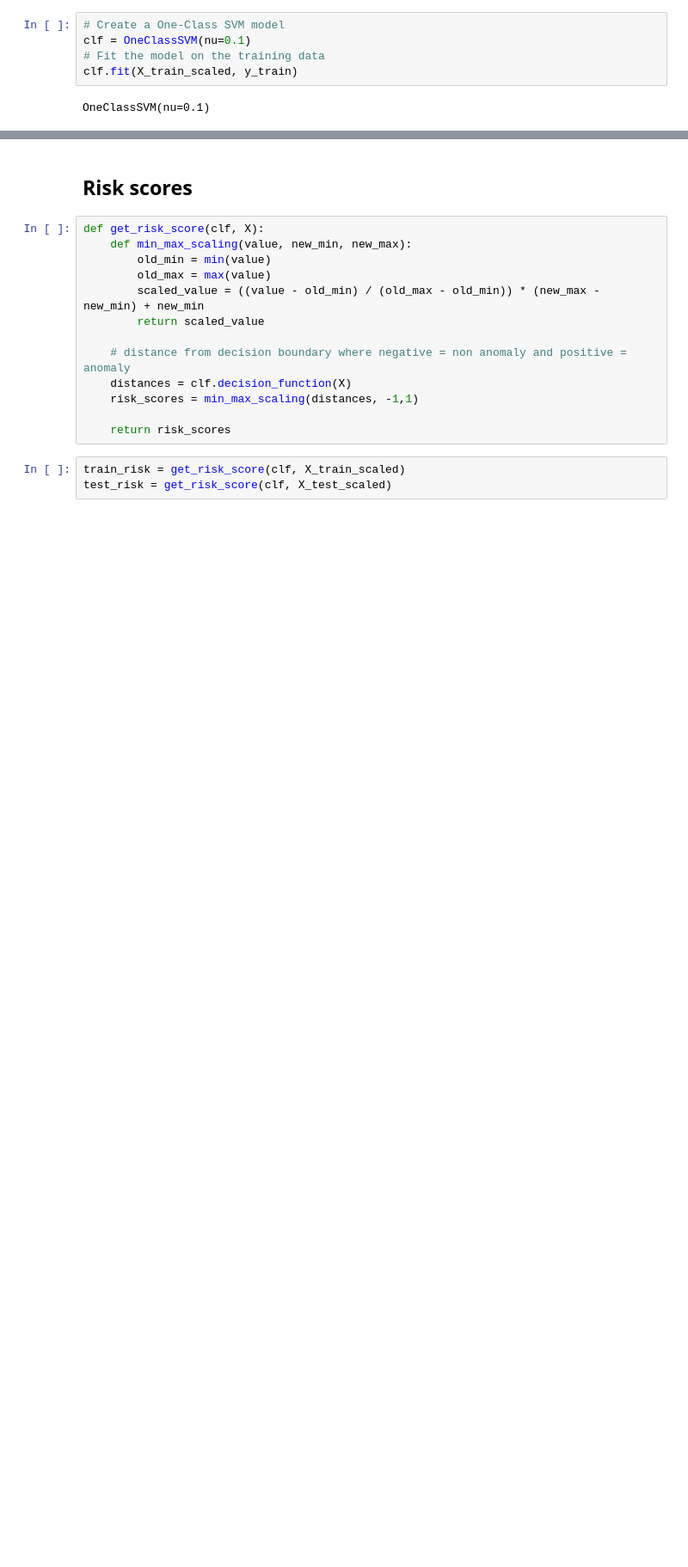
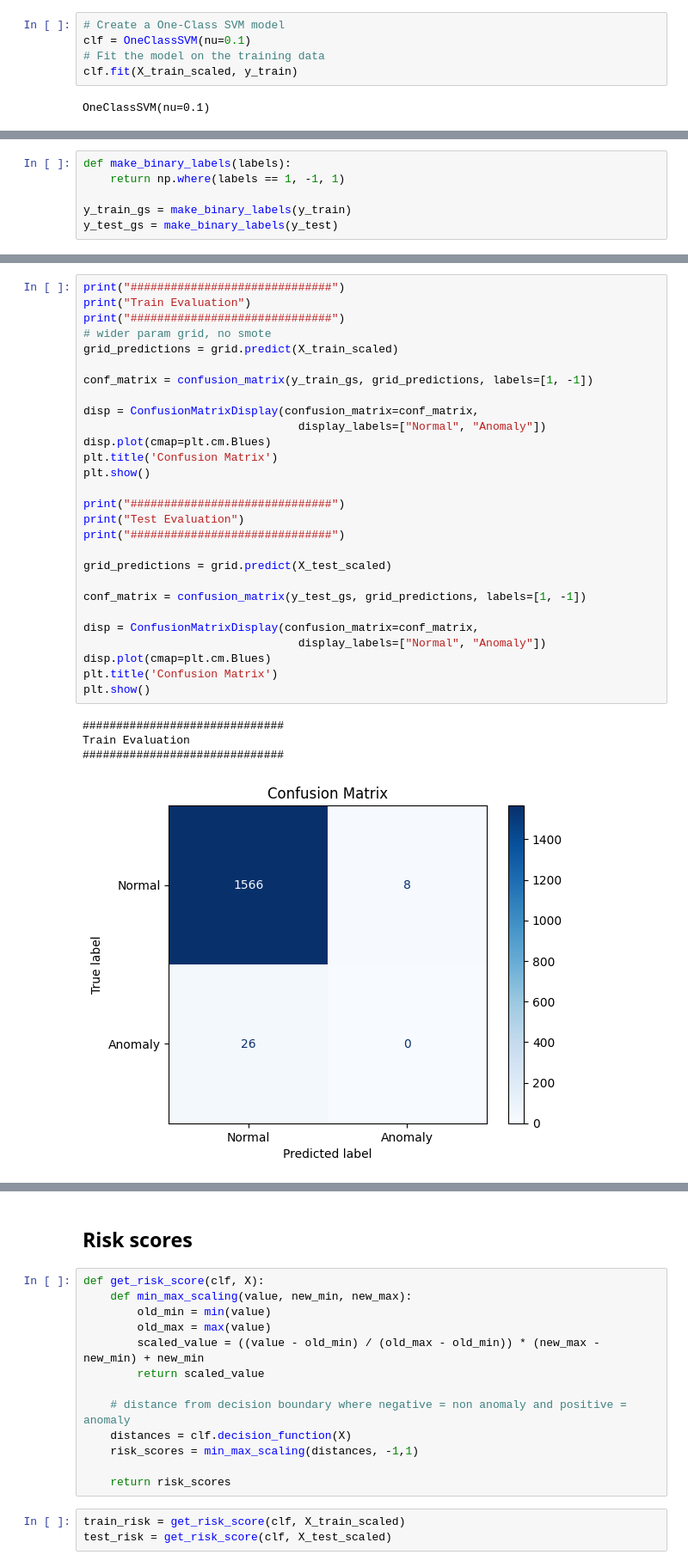
Before and after one commit to mel0778/dsa4263, a Jupyter notebook: code/model_SVM.ipynb, the cells around one changed output, grey strips where cells are left out. Shown: that part at 86% size. Saved outputs shown, nothing was run; the diff lists cells and outputs as text; blank space fills up the shorter version.

```diff
--- a/code/model_SVM.ipynb
+++ b/code/model_SVM.ipynb
@@ -140,0 +266,6 @@ weighted avg       0.98      0.87      0.92       600
+# %%
+def make_binary_labels(labels):
+    return np.where(labels == 1, -1, 1)
+
+y_train_gs = make_binary_labels(y_train)
+y_test_gs = make_binary_labels(y_test)
@@ -140,0 +386,33 @@ weighted avg       0.98      0.87      0.92       600
+# %%
+print("##############################")
+print("Train Evaluation")
+print("##############################")
+# wider param grid, no smote
+grid_predictions = grid.predict(X_train_scaled)
+
+conf_matrix = confusion_matrix(y_train_gs, grid_predictions, labels=[1, -1])
+
+disp = ConfusionMatrixDisplay(confusion_matrix=conf_matrix,
+                                display_labels=["Normal", "Anomaly"])
+disp.plot(cmap=plt.cm.Blues)
+plt.title('Confusion Matrix')
+plt.show()
+
+print("##############################")
+print("Test Evaluation")
+print("##############################")
+
+grid_predictions = grid.predict(X_test_scaled)
+
+conf_matrix = confusion_matrix(y_test_gs, grid_predictions, labels=[1, -1])
+
+disp = ConfusionMatrixDisplay(confusion_matrix=conf_matrix,
+                                display_labels=["Normal", "Anomaly"])
+disp.plot(cmap=plt.cm.Blues)
+plt.title('Confusion Matrix')
+plt.show()
+# %% [output]
+##############################
+Train Evaluation
+##############################
+[figure, added]
```
Also changed, not shown: parts of 26 cells of this notebook.
